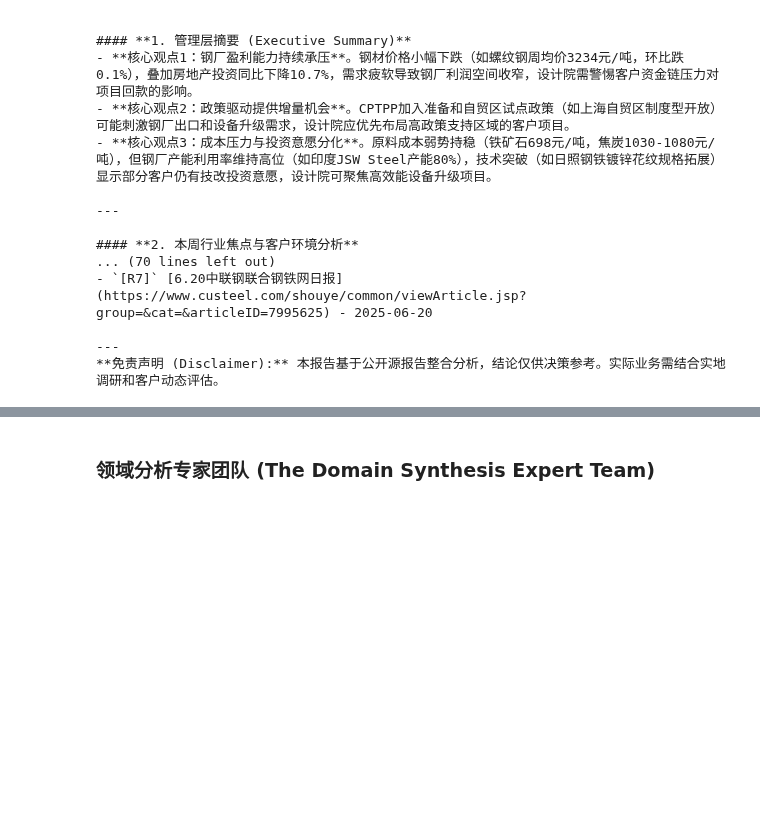
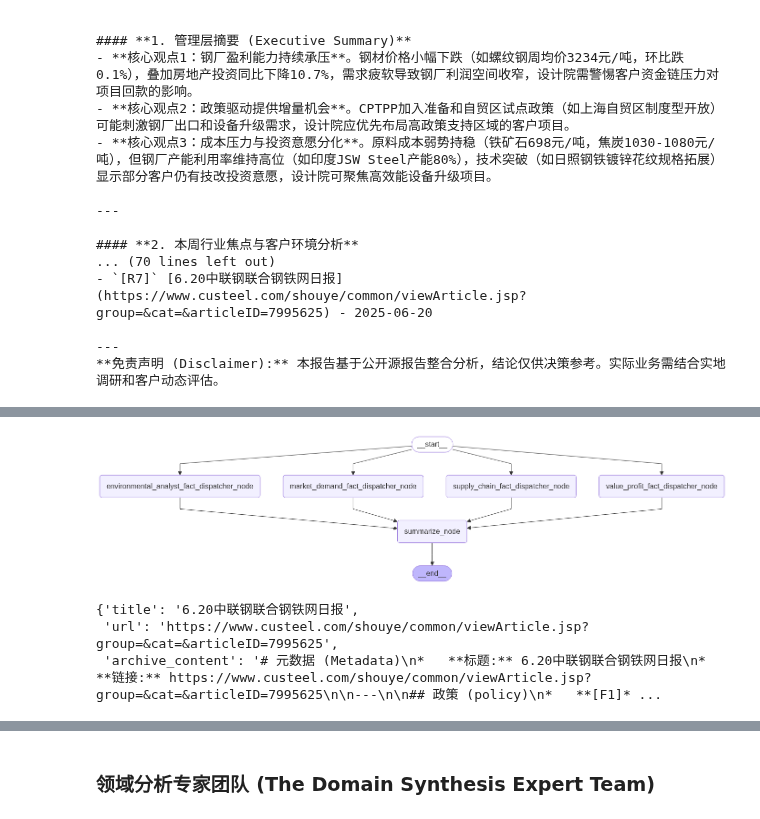
Before and after one commit to LeeSKII/LLM-Explore, a Jupyter notebook: src/crawl4ai-usage/steel-spider/langGraph-process.ipynb, the cells around one changed output, grey strips where cells are left out. Saved outputs shown, nothing was run; the diff lists cells and outputs as text; code cells hidden in the pictures; blank space fills up the shorter version.

```diff
--- a/src/crawl4ai-usage/steel-spider/langGraph-process.ipynb
+++ b/src/crawl4ai-usage/steel-spider/langGraph-process.ipynb
@@ -617,0 +735,9 @@ print(summarized_result['summarized_content'])
+# %%
+class FactDispatcher(TypedDict):
+    environmental_fact:str
+    supply_chain_fact:str
+    market_demand_fact:str
+    value_profit_fact:str
+    title:str
+    url:str
+    archive_content:str
@@ -617,0 +773,25 @@ print(summarized_result['summarized_content'])
+# %%
+dispatcher_workflow = StateGraph(FactDispatcher)
+dispatcher_workflow.add_node('environmental_analyst_fact_dispatcher_node',environmental_analyst_fact_dispatcher_node)
+dispatcher_workflow.add_node('supply_chain_fact_dispatcher_node',supply_chain_fact_dispatcher_node)
+dispatcher_workflow.add_node('market_demand_fact_dispatcher_node',market_demand_fact_dispatcher_node)
+dispatcher_workflow.add_node('value_profit_fact_dispatcher_node',value_profit_fact_dispatcher_node)
+
+dispatcher_workflow.add_node('summarize_node', lambda state: None) #不需要执行，只是等待前驱4个节点完成
+
+dispatcher_workflow.add_edge(START,'environmental_analyst_fact_dispatcher_node')
+dispatcher_workflow.add_edge(START,'supply_chain_fact_dispatcher_node')
+dispatcher_workflow.add_edge(START,'market_demand_fact_dispatcher_node')
+dispatcher_workflow.add_edge(START,'value_profit_fact_dispatcher_node')
+# Add edges from all parallel nodes to summarize node
+dispatcher_workflow.add_edge('environmental_analyst_fact_dispatcher_node', 'summarize_node')
+dispatcher_workflow.add_edge('supply_chain_fact_dispatcher_node', 'summarize_node')
+dispatcher_workflow.add_edge('market_demand_fact_dispatcher_node', 'summarize_node')
+dispatcher_workflow.add_edge('value_profit_fact_dispatcher_node', 'summarize_node')
+dispatcher_workflow.add_edge('summarize_node',END)
+
+dispatcher_graph = dispatcher_workflow.compile()
+# %%
+Image(dispatcher_graph.get_graph().draw_mermaid_png())
+# %% [output]
+[figure, added]
@@ -617,0 +802,6 @@ print(summarized_result['summarized_content'])
+# %%
+init_state_dict
+# %% [output]
+{'title': '6.20中联钢联合钢铁网日报',
+ 'url': 'https://www.custeel.com/shouye/common/viewArticle.jsp?group=&cat=&articleID=7995625',
+ 'archive_content': '# 元数据 (Metadata)\n*   **标题:** 6.20中联钢联合钢铁网日报\n*   **链接:** https://www.custeel.com/shouye/common/viewArticle.jsp?group=&cat=&articleID=7995625\n\n---\n\n## 政策 (policy)\n*   **[F1]* ...
```
Also changed, not shown: parts of 16 cells of this notebook, 1 other file.
